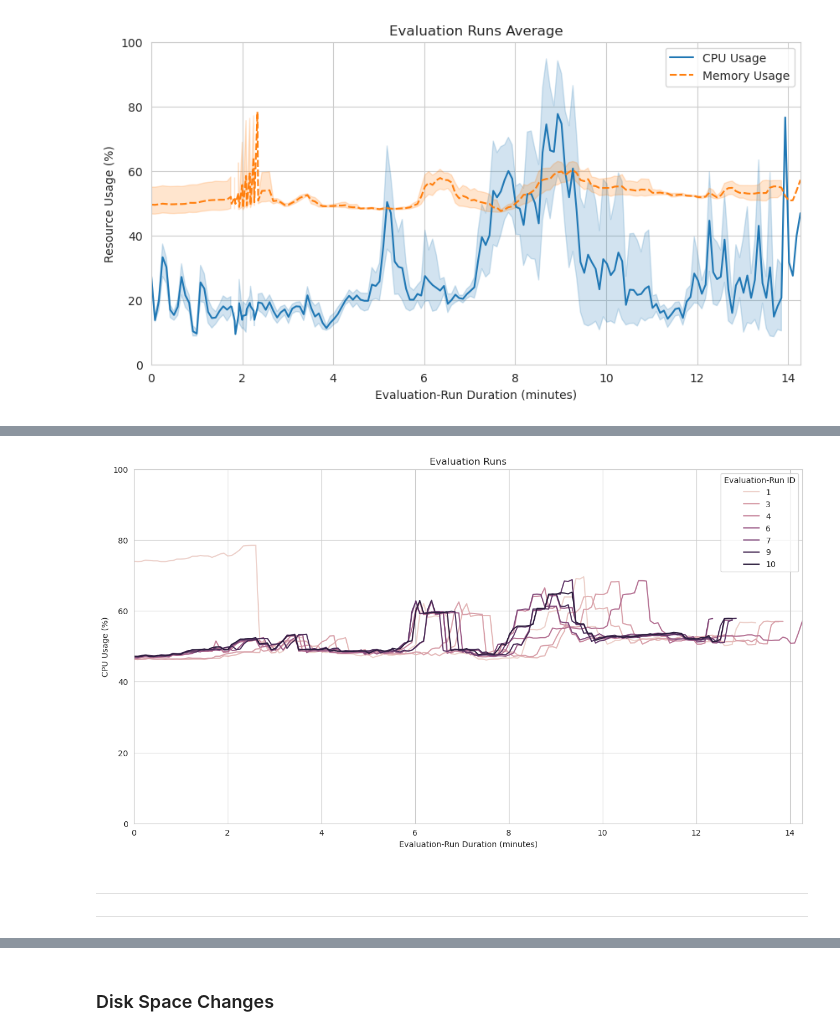
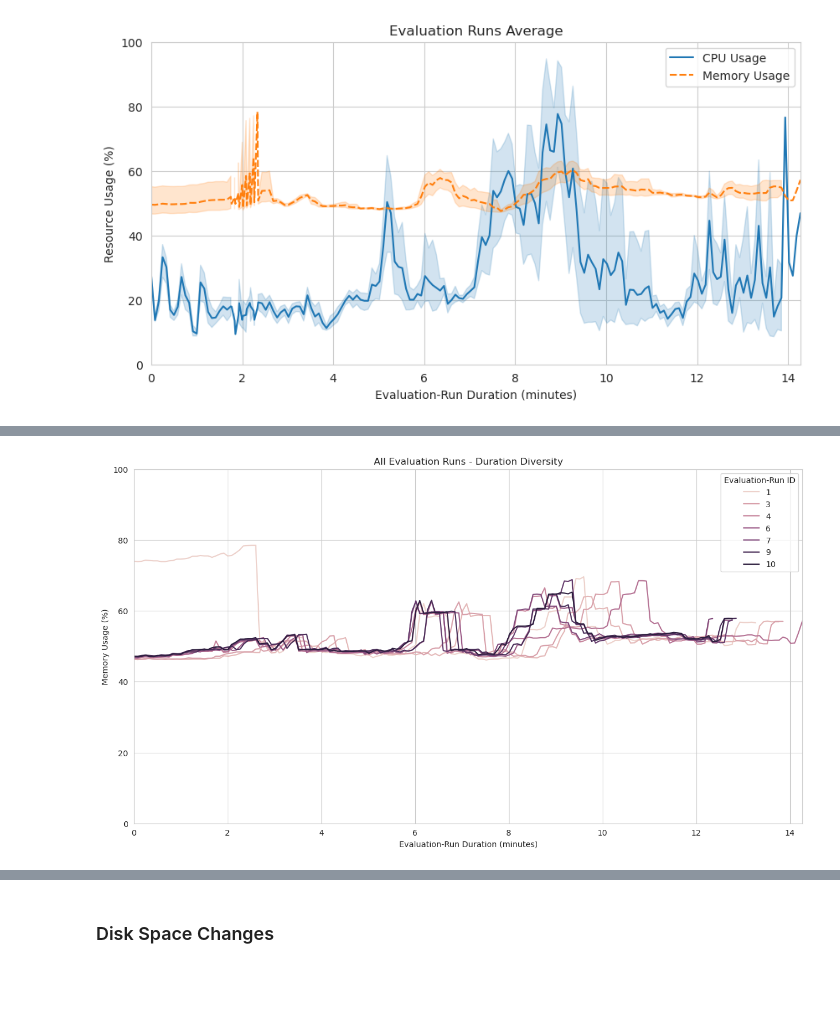
Before and after one commit to oakestra/oakestra-cli, a Jupyter notebook: oak_cli/evaluation/addons/flops/current_tmp_csv_graphs.ipynb, the cells around one changed output, grey strips where cells are left out. Cells and saved outputs as stored; diff of their text form; code cells hidden in the pictures; blank space fills up the shorter version.

```diff
--- a/oak_cli/evaluation/addons/flops/current_tmp_csv_graphs.ipynb
+++ b/oak_cli/evaluation/addons/flops/current_tmp_csv_graphs.ipynb
@@ -127,8 +127,12 @@ def _draw_stages(data: pd.DataFrame, color_intensity: float) -> None:
 
 def draw_graph(
         title: str,
-        plot_function: Optional[Callable] = None,
+        plot_functions: Optional[List[Callable]] = None,
         data: Optional[pd.DataFrame] = None,
+        ignore_x_lim: bool = False,
+        x_lim: Optional[Tuple[float, float]] = None,
+        ignore_y_lim: bool = False,
+        y_lim: Tuple[float, float] = (0, 100),
         y_lable: str = "Resource Usage (%)",
         size: Tuple[int,int] = (10, 5),
         show_stages: bool = False,
@@ -137,15 +141,21 @@ def draw_graph(
     fig, ax = plt.subplots(figsize=size)
     ax.set_title(title)
 
-    if not plot_function:
+    if not plot_functions:
         sns.lineplot(data=data)
     else:
-        plot_function()
+        for plot_function in plot_functions:
+            plot_function()
     plt.xlabel(get_evaluation_run_duration_label())
     plt.ylabel(y_lable)
     adjust_xticks(ax)
-    plt.xlim([0, max(df.index)])
-    plt.ylim(0, 100)
+    if not ignore_x_lim:
+        if x_lim:
+            plt.xlim([x_lim[0], x_lim[1]])
+        else:
+            plt.xlim([0, max(data.index)])
+    if not ignore_y_lim:
+        plt.ylim([y_lim[0], y_lim[1]])
 
     if show_stages:
         _draw_stages(
@@ -206,18 +217,16 @@ draw_graph(
 # %%
 # Memory Usage of all Evaluation Runs
 draw_graph(
-    title="Evaluation Runs",
-    y_lable="CPU Usage (%)",
+    title="All Evaluation Runs - Duration Diversity",
+    y_lable="Memory Usage (%)",
     size=(15, 8),
-    plot_function=lambda: sns.lineplot(
+    data=df,
+    plot_functions=[lambda: sns.lineplot(
         data=df,
         x=TIME_START_KEY,
         y=MEMORY_KEY,
         hue=RUN_ID_KEY,
-    )
+    )]
 )
 # %% [output]
-[figure, old version]
+[figure, new version]
-# %% [markdown]
----
----
```
Also changed, not shown: parts of 4 cells of this notebook.
